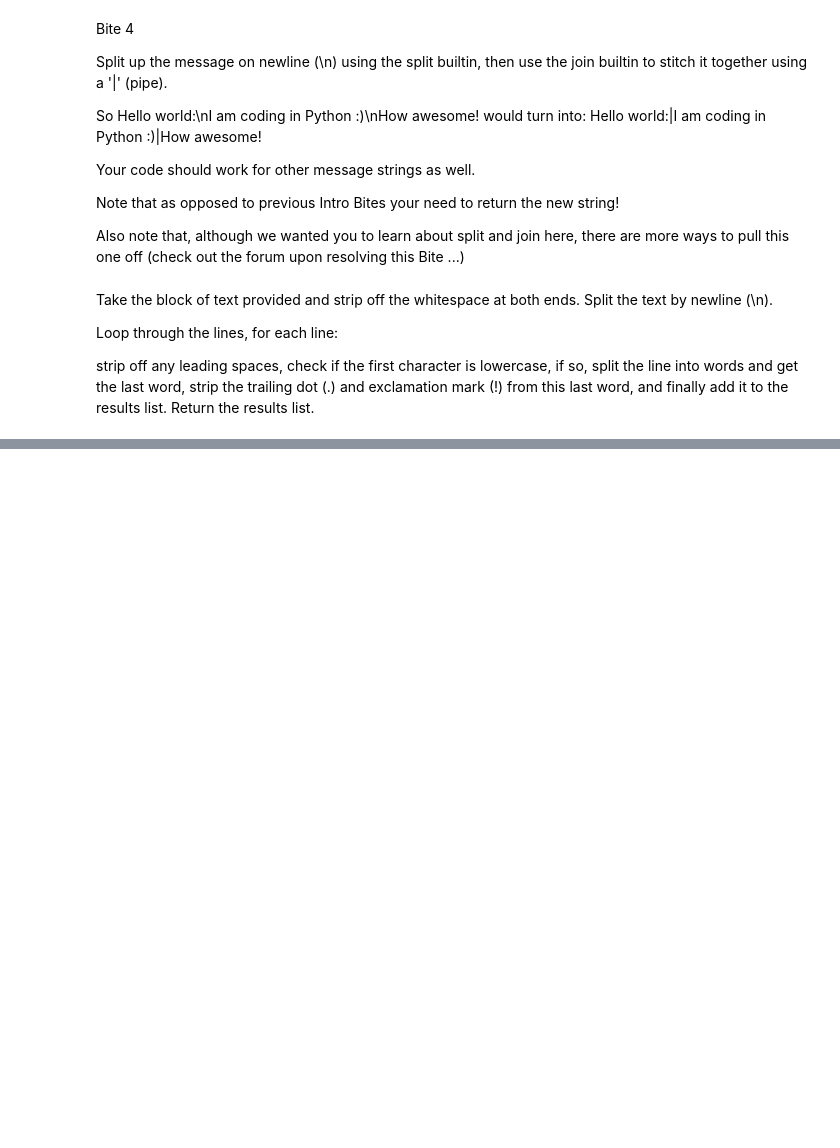
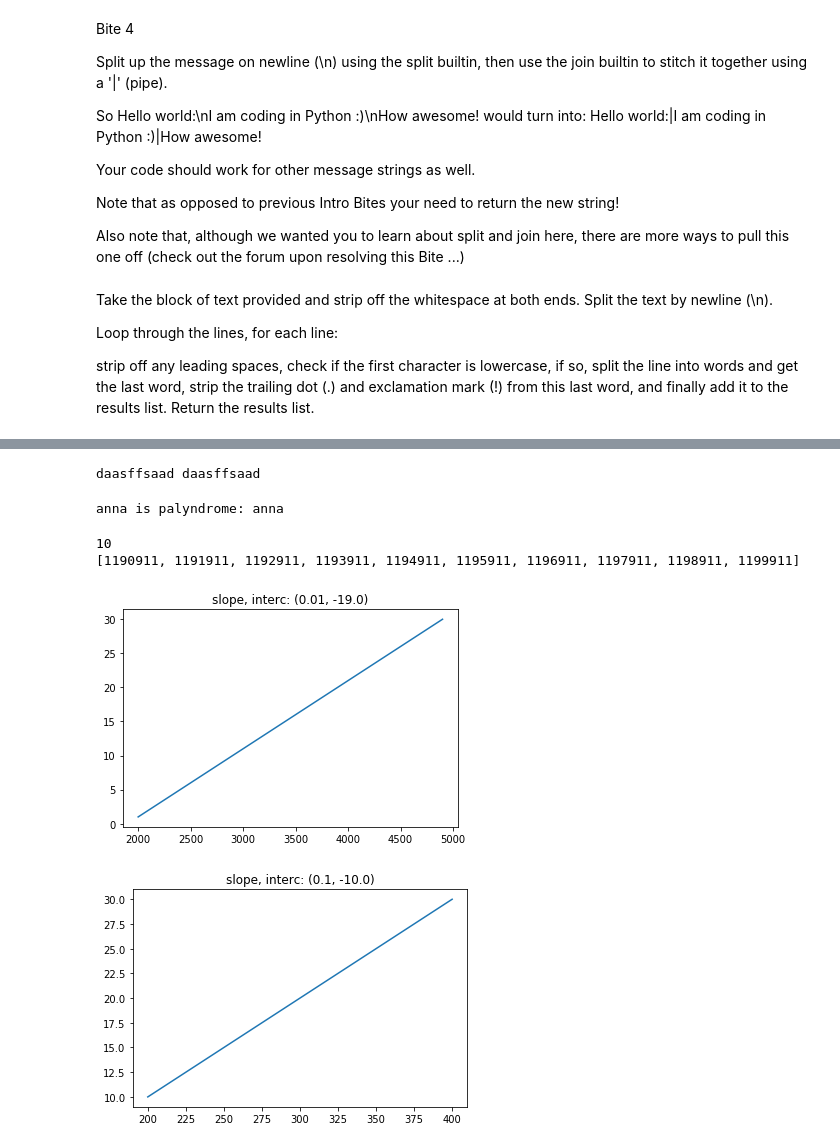
Before and after one commit to vfiore/100DOC, a Jupyter notebook: 100daysofcode.ipynb, the cells around one changed output, grey strips where cells are left out. Cells and saved outputs as stored; diff of their text form; code cells hidden in the pictures; blank space fills up the shorter version.

```diff
--- a/100daysofcode.ipynb
+++ b/100daysofcode.ipynb
@@ -1062,0 +1099,69 @@ strainfail: 0
+# %%
+#palyndromes
+string='daasffsaad'
+gnirts=string[-1::-1]
+print(string,gnirts)
+assert string == gnirts
+# %% [output]
+daasffsaad daasffsaad
+# %%
+fname='/Users/fiore/Desktop/1-1000.txt' # none of these is paly, apparently
+words=[]
+with open(fname) as f:
+    words.append(f.read())
+words.append('anna')
+for word in words:
+    inverse=word[-1::-1]
+    if word == inverse:
+        print (f'{word} is palyndrome: {inverse}',flush=True)
+# %% [output]
+anna is palyndrome: anna
+# %%
+#palyndromes
+pal=[]; nmax=1200000;nmin=1190000
+for ii in range(nmin,nmax):
+    iinv=str(ii)[-1::-1]
+    if str(ii)==iinv:
+        pal.append(ii)
+print(len(pal))
+print(pal)
+# %% [output]
+10
+[1190911, 1191911, 1192911, 1193911, 1194911, 1195911, 1196911, 1197911, 1198911, 1199911]
+# %%
+#palyndromes
+import matplotlib.pyplot as p
+import numpy as n
+def pals(nmin,nmax):
+    ct=0
+    for ii in range(nmin,nmax):
+        iinv=str(ii)[-1::-1]
+        if str(ii)==iinv: ct+=1
+    return(ct)
+
+def palslope(nmin,nmax):
+    npals=[];npalt=[]
+    nt=0;np=0
+    nmins = [i for i in range(nmin,nmax,100)]
+    for i,nm in enumerate(nmins):
+        nx=nm+100
+        np=pals(nm,nx)
+        npals.append(np)
+        nt+=np
+        npalt.append(nt)
+    return n.polyfit(n.asarray(nmins),n.asarray(npalt),1),nmins,npalt
+
+nmin=2000;nmax=5000
+fit,nmins,npalt = palslope(nmin,nmax)
+p.plot(nmins,npalt)
+p.title(f'slope, interc: {round(fit[0],4),round(fit[1],4)}')
+p.show()
+
+nmin=200;nmax=500
+fit,nmins,npalt = palslope(nmin,nmax)
+p.plot(nmins,npalt)
+p.title(f'slope, interc: {round(fit[0],4),round(fit[1],4)}')
+p.show()
+# %% [output]
+[figure, added]
+[figure, added]
```
Also changed, not shown: parts of 5 cells of this notebook.
